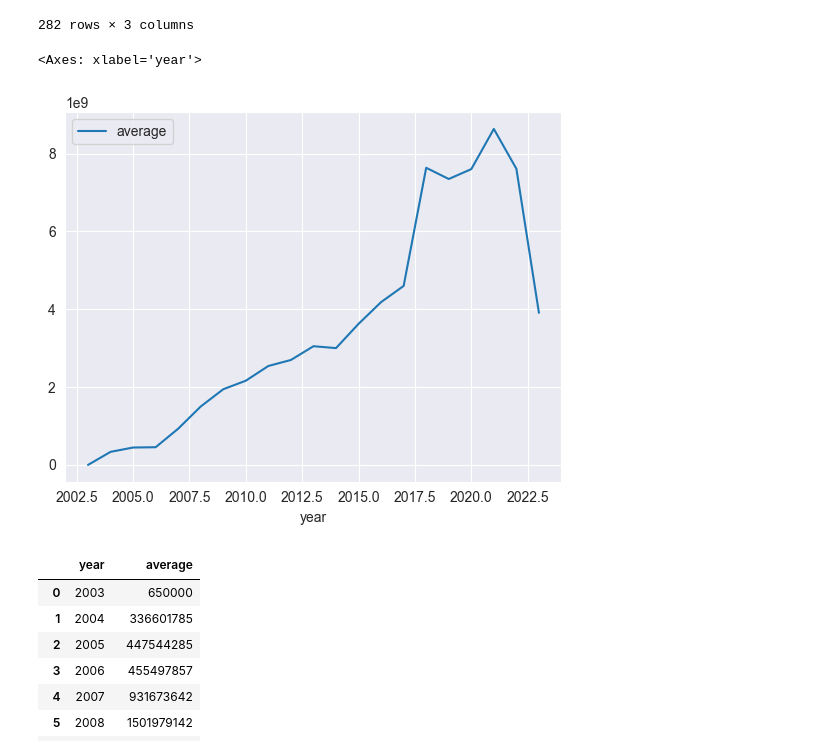
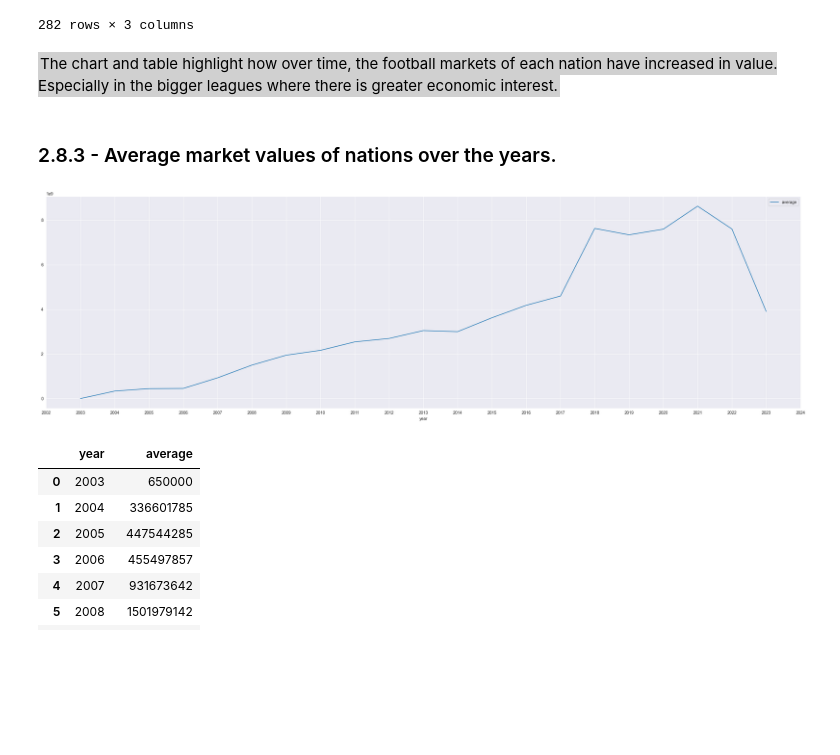
Before and after one commit to ZakAbourida/IUM-TWEB-UniTo, a Jupyter notebook: MainDirectory/Python Part/DataAnalysis.ipynb, the cells around one changed output. Drawn from its saved outputs; the diff is of its cells as text; code cells hidden in the pictures; blank space fills up the shorter version.

```diff
--- a/MainDirectory/Python Part/DataAnalysis.ipynb
+++ b/MainDirectory/Python Part/DataAnalysis.ipynb
@@ -1492,11 +1522,19 @@ sum_per_league_and_year
 | 280 | UKR1 | 2022 | 1031935000 |
 | 281 | UKR1 | 2023 | 569135000 |
 282 rows × 3 columns
+# %% [markdown]
+<span style = "background-color: #d0d0d0; color: black; padding: 2px;" >The chart and table highlight how over time, the football markets of each nation have increased in value.
+Especially in the bigger leagues where there is greater economic interest.
+</span>
+# %% [markdown]
+### 2.8.3 - Average market values of nations over the years.
 # %%
-average_per_year.plot(kind='line', x='year',y='average')
+average_per_year.plot(kind='line', x='year', y='average',figsize=(26,8))
+plt.gca().xaxis.set_major_locator(ticker.MultipleLocator(1))
+plt.tight_layout()
+plt.show()
 # %% [output]
-<Axes: xlabel='year'>
-[figure, old version]
+[figure, new version]
 # %%
 average_per_year
 # %% [output]
```
Also changed, not shown: parts of 6 cells of this notebook.
